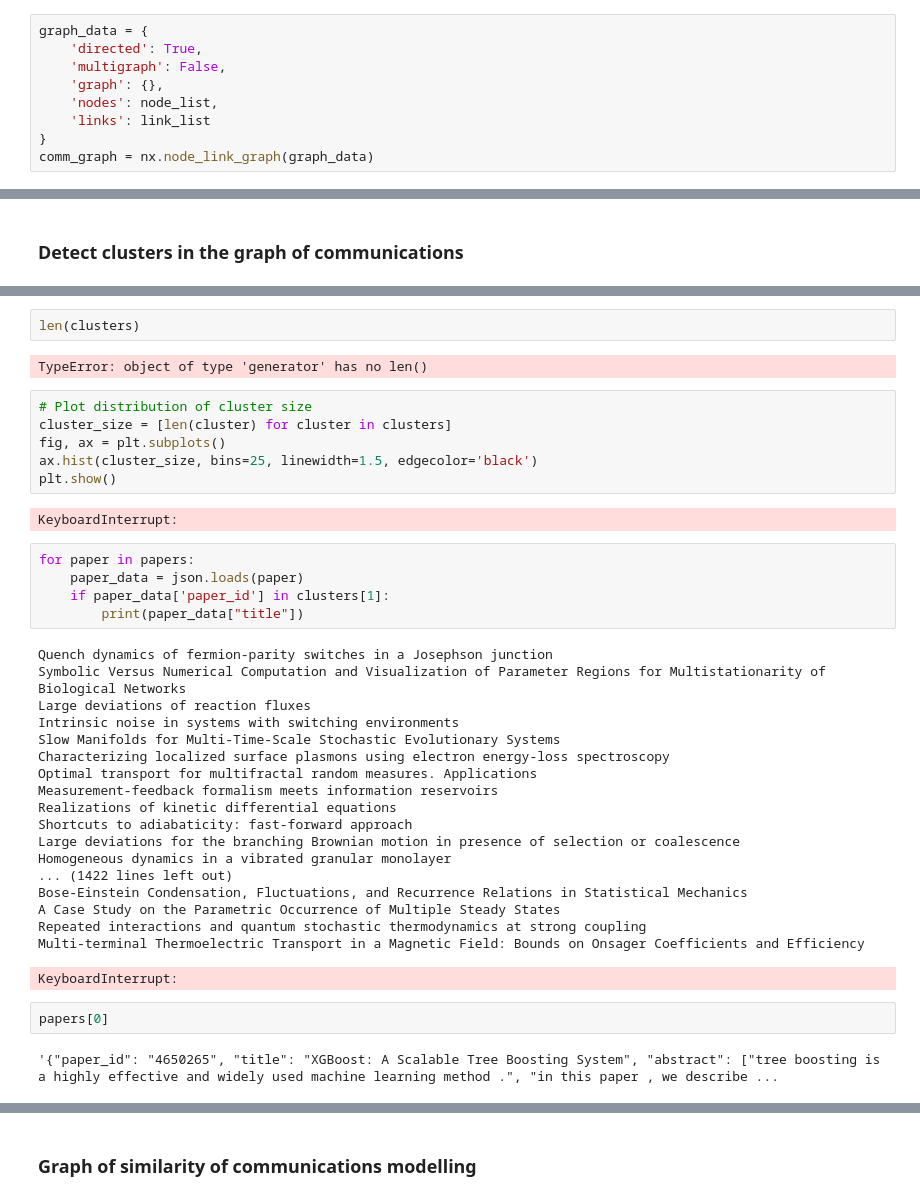
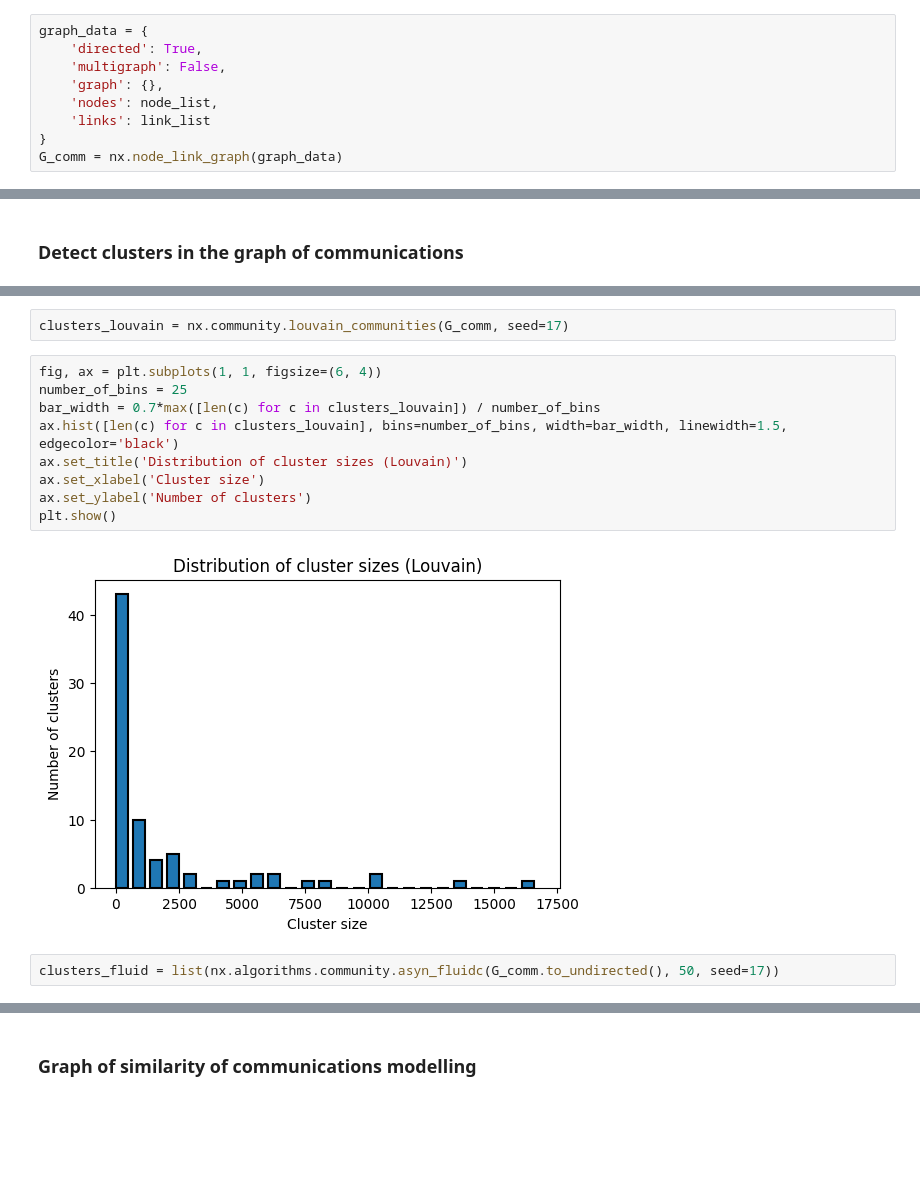
Before and after one commit to mingweiiiiiiiiii/23-24-CS7IS4-Group4, a Jupyter notebook: citations.ipynb, the cells around one changed output, grey strips where cells are left out. Drawn from its saved outputs; the diff is of its cells as text; blank space fills up the shorter version.

Commit message:
Implemented clustering with Louvain and FluidC, proposed edge sampling

```diff
--- a/citations.ipynb
+++ b/citations.ipynb
@@ -34,4 +34,4 @@ graph_data = {
     'nodes': node_list,
     'links': link_list
 }
-comm_graph = nx.node_link_graph(graph_data)
+G_comm = nx.node_link_graph(graph_data)
@@ -58,40 +65,15 @@ KeyboardInterrupt:
-# %%
-len(clusters)
-# %% [output]
-TypeError: object of type 'generator' has no len()
-# %%
-# Plot distribution of cluster size
-cluster_size = [len(cluster) for cluster in clusters]
-fig, ax = plt.subplots()
-ax.hist(cluster_size, bins=25, linewidth=1.5, edgecolor='black')
-plt.show()
-# %% [output]
-KeyboardInterrupt:
-# %%
-for paper in papers:
-    paper_data = json.loads(paper)
-    if paper_data['paper_id'] in clusters[1]:
-        print(paper_data["title"])
-# %% [output]
-Quench dynamics of fermion-parity switches in a Josephson junction
-Symbolic Versus Numerical Computation and Visualization of Parameter Regions for Multistationarity of Biological Networks
-Large deviations of reaction fluxes
-Intrinsic noise in systems with switching environments
-Slow Manifolds for Multi-Time-Scale Stochastic Evolutionary Systems
-Characterizing localized surface plasmons using electron energy-loss spectroscopy
-Optimal transport for multifractal random measures. Applications
-Measurement-feedback formalism meets information reservoirs
-Realizations of kinetic differential equations
-Shortcuts to adiabaticity: fast-forward approach
-Large deviations for the branching Brownian motion in presence of selection or coalescence
-Homogeneous dynamics in a vibrated granular monolayer
-... (1422 lines left out)
-Bose-Einstein Condensation, Fluctuations, and Recurrence Relations in Statistical Mechanics
-A Case Study on the Parametric Occurrence of Multiple Steady States
-Repeated interactions and quantum stochastic thermodynamics at strong coupling
-Multi-terminal Thermoelectric Transport in a Magnetic Field: Bounds on Onsager Coefficients and Efficiency
-KeyboardInterrupt:
-# %%
-papers[0]
-# %% [output]
-'{"paper_id": "4650265", "title": "XGBoost: A Scalable Tree Boosting System", "abstract": ["tree boosting is a highly effective and widely used machine learning method .", "in this paper , we describe ...
+# %%
+clusters_louvain = nx.community.louvain_communities(G_comm, seed=17)
+# %%
+fig, ax = plt.subplots(1, 1, figsize=(6, 4))
+number_of_bins = 25
+bar_width = 0.7*max([len(c) for c in clusters_louvain]) / number_of_bins
+ax.hist([len(c) for c in clusters_louvain], bins=number_of_bins, width=bar_width, linewidth=1.5, edgecolor='black')
+ax.set_title('Distribution of cluster sizes (Louvain)')
+ax.set_xlabel('Cluster size')
+ax.set_ylabel('Number of clusters')
+plt.show()
+# %% [output]
+[figure, added]
+# %%
+clusters_fluid = list(nx.algorithms.community.asyn_fluidc(G_comm.to_undirected(), 50, seed=17))
```
Also changed, not shown: parts of 13 cells of this notebook.
